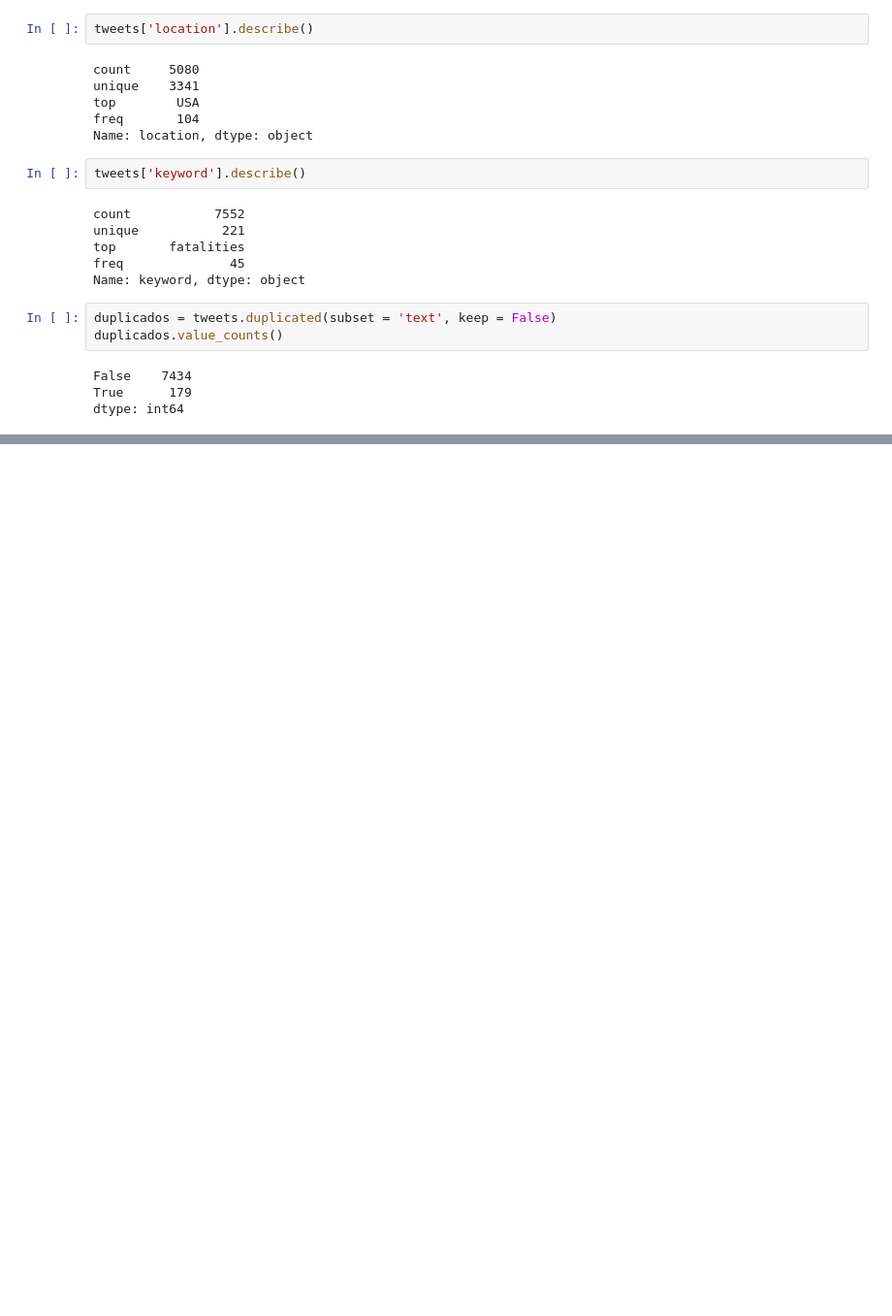
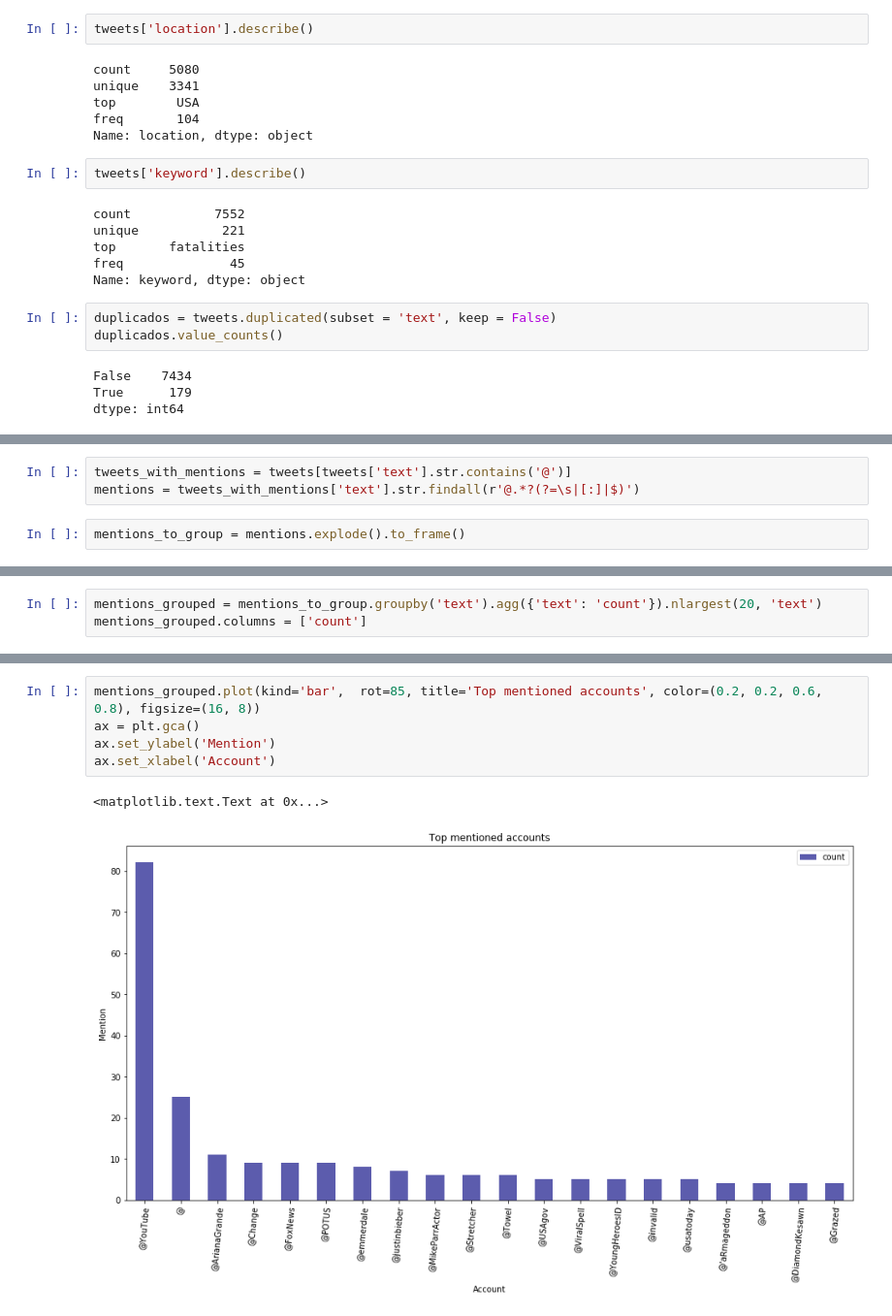
Before and after one commit to milemarchese/OrganizacionDeDatos, a Jupyter notebook: Análisis Exploratorio.ipynb, the cells around one changed output, grey strips where cells are left out. Shown at 97% size. Saved outputs shown, nothing was run; the diff lists cells and outputs as text; blank space fills up the shorter version.

```diff
--- a/Análisis Exploratorio.ipynb
+++ b/Análisis Exploratorio.ipynb
@@ -82,0 +315,5 @@ memory usage: 261.4+ KB
+# %%
+tweets_with_mentions = tweets[tweets['text'].str.contains('@')]
+mentions = tweets_with_mentions['text'].str.findall(r'@.*?(?=\s|[:]|$)')
+# %%
+mentions_to_group = mentions.explode().to_frame()
@@ -82,0 +329,3 @@ memory usage: 261.4+ KB
+# %%
+mentions_grouped = mentions_to_group.groupby('text').agg({'text': 'count'}).nlargest(20, 'text')
+mentions_grouped.columns = ['count']
@@ -82,0 +353,8 @@ memory usage: 261.4+ KB
+# %%
+mentions_grouped.plot(kind='bar',  rot=85, title='Top mentioned accounts', color=(0.2, 0.2, 0.6, 0.8), figsize=(16, 8))
+ax = plt.gca()
+ax.set_ylabel('Mention')
+ax.set_xlabel('Account')
+# %% [output]
+<matplotlib.text.Text at 0x...>
+[figure, added]
```
Also changed, not shown: parts of 26 cells of this notebook.
